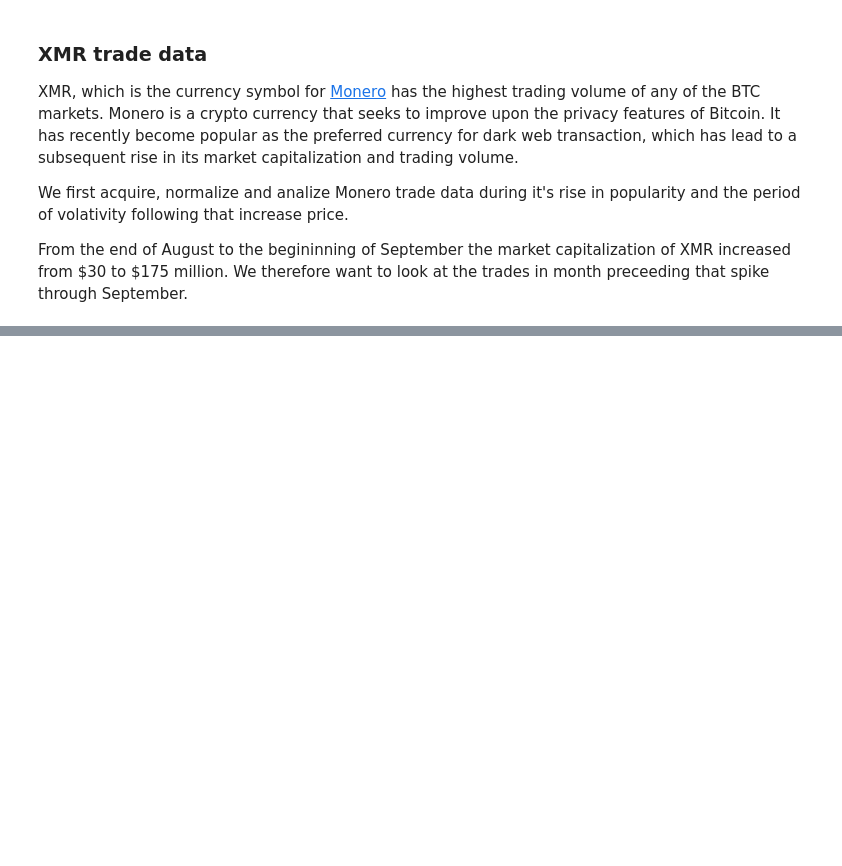
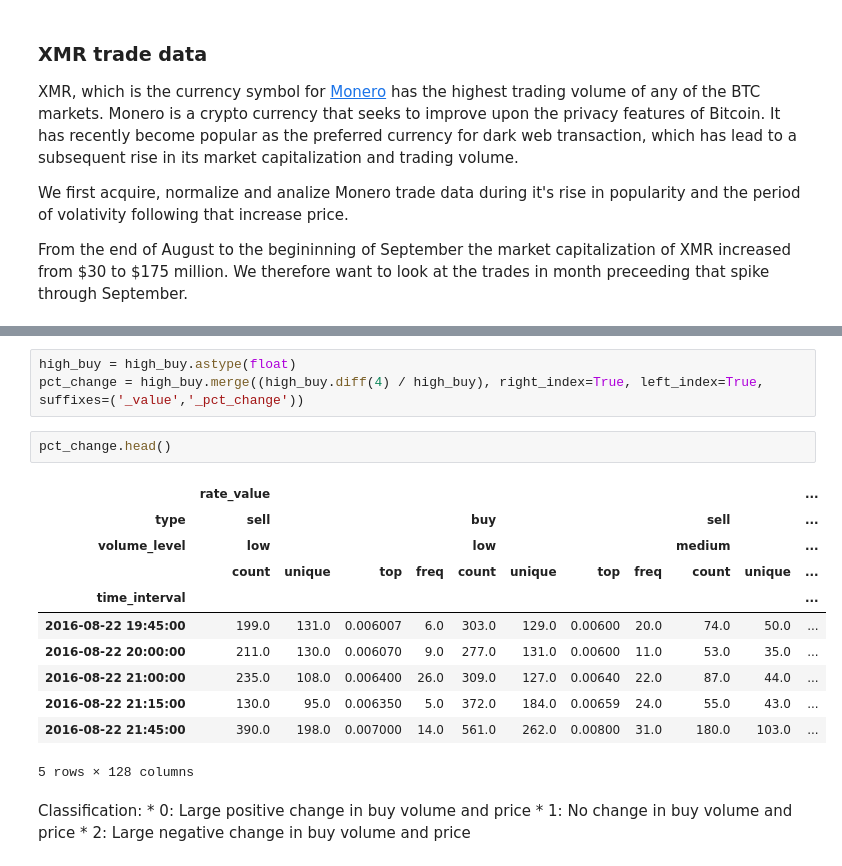
Before and after one commit to malcolmjmr/springboard, a Jupyter notebook: Market Data.ipynb, the cells around one changed output, grey strips where cells are left out. Saved outputs shown, nothing was run; the diff lists cells and outputs as text; blank space fills up the shorter version.

```diff
--- a/Market Data.ipynb
+++ b/Market Data.ipynb
@@ -122,0 +253,22 @@ acquired 1984371 total trades
+# %%
+high_buy = high_buy.astype(float)
+pct_change = high_buy.merge((high_buy.diff(4) / high_buy), right_index=True, left_index=True, suffixes=('_value','_pct_change'))
+# %%
+pct_change.head()
+# %% [output]
+|  | rate_value |  |  |  |  |  |  |  |  |  | ... |
+| type | sell |  |  |  | buy |  |  |  | sell |  | ... |
+| volume_level | low |  |  |  | low |  |  |  | medium |  | ... |
+|  | count | unique | top | freq | count | unique | top | freq | count | unique | ... |
+| time_interval |  |  |  |  |  |  |  |  |  |  | ... |
+| 2016-08-22 19:45:00 | 199.0 | 131.0 | 0.006007 | 6.0 | 303.0 | 129.0 | 0.00600 | 20.0 | 74.0 | 50.0 | ... |
+| 2016-08-22 20:00:00 | 211.0 | 130.0 | 0.006070 | 9.0 | 277.0 | 131.0 | 0.00600 | 11.0 | 53.0 | 35.0 | ... |
+| 2016-08-22 21:00:00 | 235.0 | 108.0 | 0.006400 | 26.0 | 309.0 | 127.0 | 0.00640 | 22.0 | 87.0 | 44.0 | ... |
+| 2016-08-22 21:15:00 | 130.0 | 95.0 | 0.006350 | 5.0 | 372.0 | 184.0 | 0.00659 | 24.0 | 55.0 | 43.0 | ... |
+| 2016-08-22 21:45:00 | 390.0 | 198.0 | 0.007000 | 14.0 | 561.0 | 262.0 | 0.00800 | 31.0 | 180.0 | 103.0 | ... |
+5 rows × 128 columns
+# %% [markdown]
+Classification:
+    * 0: Large positive change in buy volume and price
+    * 1: No change in buy volume and price
+    * 2: Large negative change in buy volume and price
```
Also changed, not shown: parts of 25 cells of this notebook, 1 other file.
